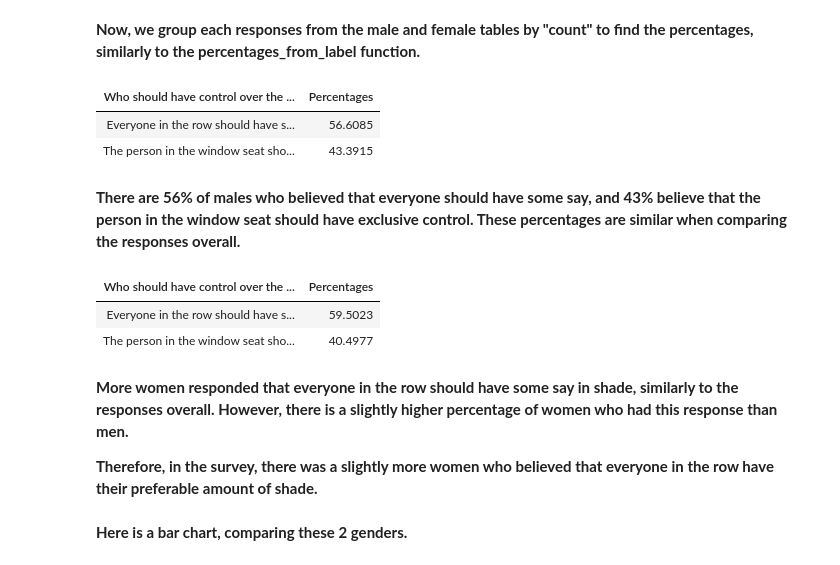
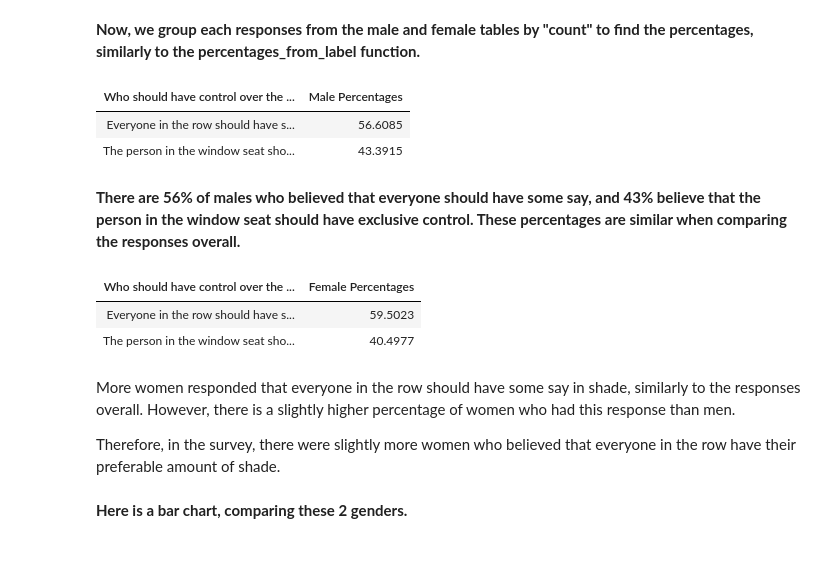
Before and after one commit to ls88-openscienceconnector/final-project-team-2, a Jupyter notebook: notebooks/airplane-analysis.ipynb, the cells around one changed output. Cells and saved outputs as stored; diff of their text form; code cells hidden in the pictures.

```diff
--- a/notebooks/airplane-analysis.ipynb
+++ b/notebooks/airplane-analysis.ipynb
@@ -37,8 +37,8 @@ data.show(5)
 # %% [markdown]
 In the article, Hickey only focuses on people who didn't answer "Never" to the question "How often do you travel by plane?". Here we remove those rows to clean the data.
 # %%
-data= data.where("How often do you travel by plane?", are.not_equal_to("Never"))
-data.num_rows
+clean_data= data.where("How often do you travel by plane?", are.not_equal_to("Never"))
+clean_data.num_rows
 # %% [output]
 874
 # %% [markdown]
@@ -313,6 +221,6 @@ percentages_from_label('Who should have control over the window shade?')
 # %%
-data_male = data.where("Gender", "Male")
-data_female = data.where("Gender", "Female")
+data_male = clean_data.where("Gender", "Male")
+data_female = clean_data.where("Gender", "Female")
 
 print("Males: " + str(data_male.num_rows), "Females: " + str(data_female.num_rows))
 # %% [output]
@@ -349,15 +257,15 @@ Female Respondents
 # %%
 male_group = data_male_q.group(0)
 male_per = male_group.column("count")/data_male.num_rows
-male_per_table = male_group.with_column("Percentages", male_per * 100).drop("count")
+male_per_table = male_group.with_column("Male Percentages", male_per * 100).drop("count")
 
 female_group = data_female_q.group(0)
 female_per = female_group.column("count")/data_female.num_rows
-female_per_table = female_group.with_column("Percentages", female_per * 100).drop("count")
+female_per_table = female_group.with_column("Female Percentages", female_per * 100).drop("count")
 
 male_per_table
 # %% [output]
-| Who should have control over the ... | Percentages |
+| Who should have control over the ... | Male Percentages |
 | Everyone in the row should have s... | 56.6085 |
 | The person in the window seat sho... | 43.3915 |
 # %% [markdown]
@@ -365,13 +273,13 @@ male_per_table
 # %%
 female_per_table
 # %% [output]
-| Who should have control over the ... | Percentages |
+| Who should have control over the ... | Female Percentages |
 | Everyone in the row should have s... | 59.5023 |
 | The person in the window seat sho... | 40.4977 |
 # %% [markdown]
-**More women responded that everyone in the row should have some say in shade, similarly to the responses overall. However, there is a slightly higher percentage of women who had this response than men.**
+More women responded that everyone in the row should have some say in shade, similarly to the responses overall. However, there is a slightly higher percentage of women who had this response than men.
 
-**Therefore, in the survey, there was a slightly more women who believed that everyone in the row have their preferable amount of shade.**
+Therefore, in the survey, there were slightly more women who believed that everyone in the row have their preferable amount of shade.
 # %% [markdown]
 **Here is a bar chart, comparing these 2 genders.**
 # %%
```
Also changed, not shown: parts of 133 cells of this notebook.
